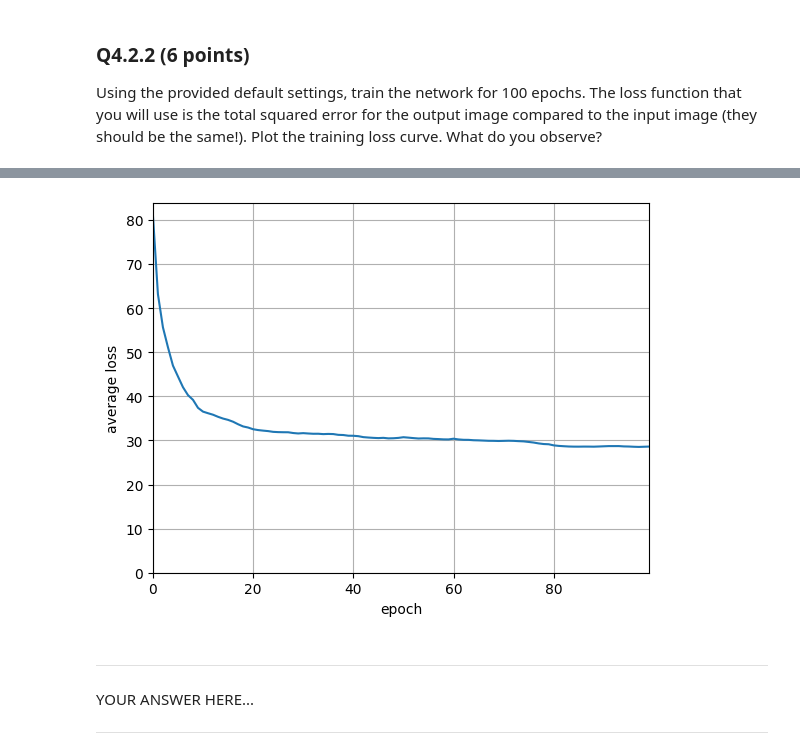
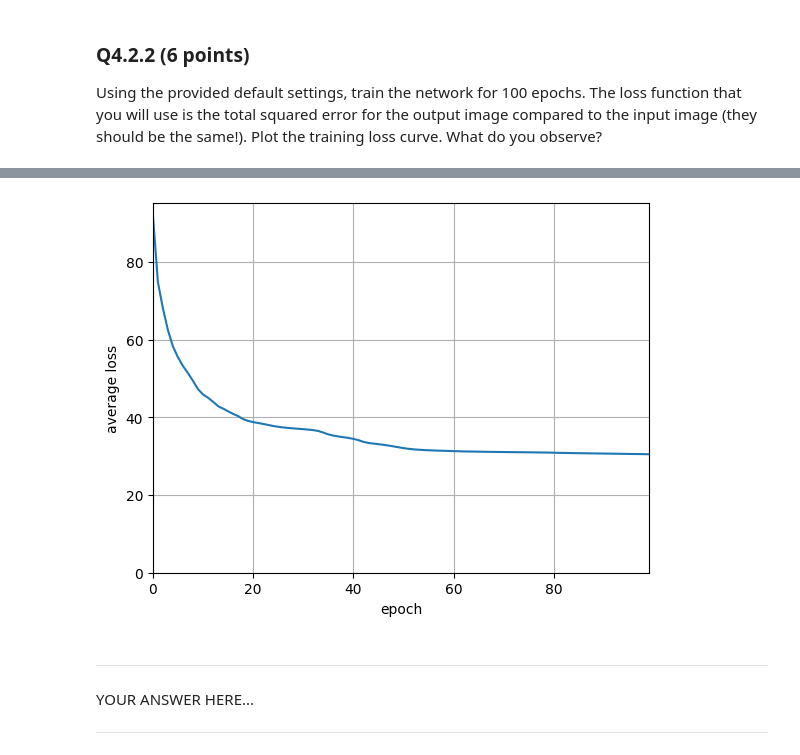
Before and after one commit to PAOK-2001/ComputerVision-16720, a Jupyter notebook: hw5/HW5_NeuralNetworks.ipynb, the cells around one changed output, grey strips where cells are left out. Cells and saved outputs as stored; diff of their text form; code cells hidden in the pictures.

```diff
--- a/hw5/HW5_NeuralNetworks.ipynb
+++ b/hw5/HW5_NeuralNetworks.ipynb
@@ -1026,8 +1027,8 @@ valid_x = valid_data['valid_data']
 
 max_iters = 100
 # pick a batch size, learning rate
-batch_size = 64
-learning_rate =  3e-5
+batch_size = 72
+learning_rate =  1e-5
 hidden_size = 32
 lr_rate = 20
 batches = get_random_batches(train_x,np.ones((train_x.shape[0],1)),batch_size)
@@ -1114,4 +1115,4 @@ itr: 98          loss: 308541.37
-[figure, old version]
+[figure, new version]
 # %% [markdown]
 ---
 
```
Also changed, not shown: parts of 22 cells of this notebook.
